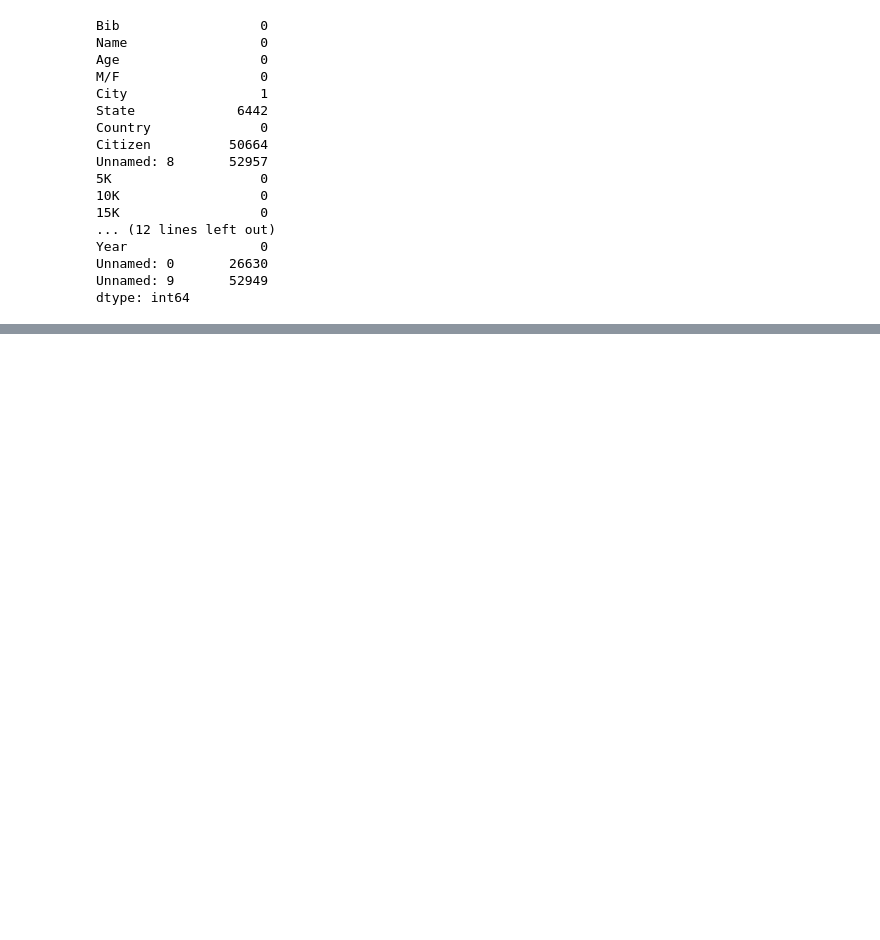
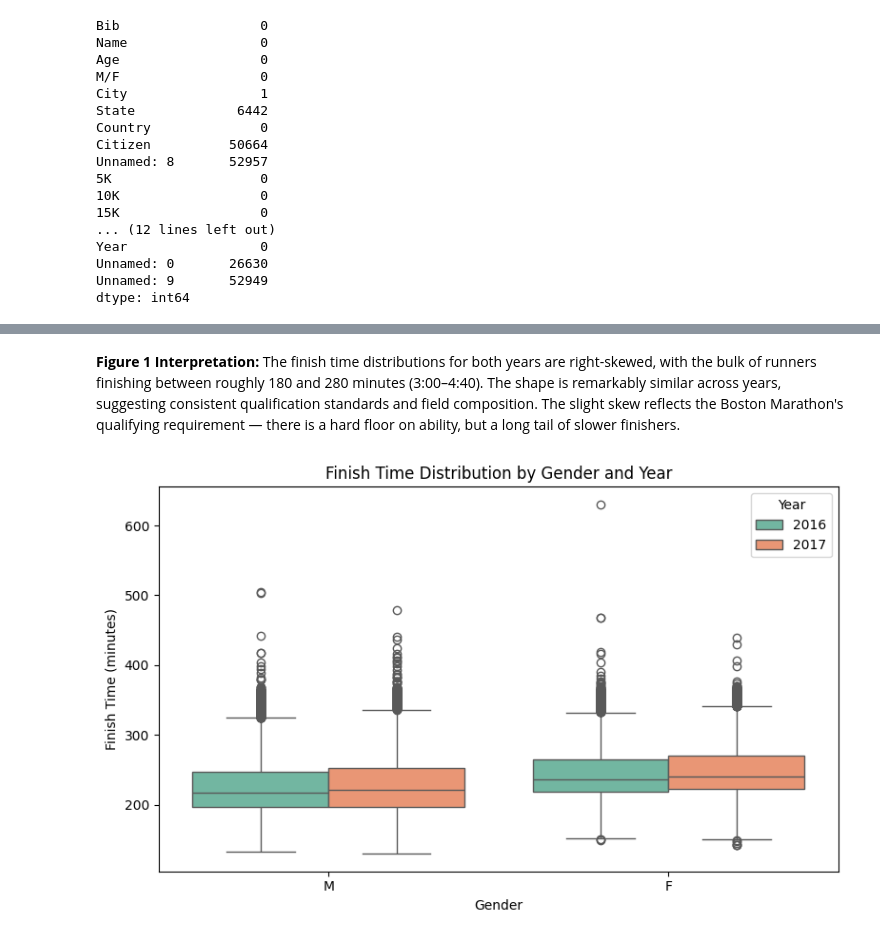
Before and after one commit to rojour/ai-programming-foundations-project, a Jupyter notebook: data_workflow.ipynb, the cells around one changed output, grey strips where cells are left out. Saved outputs shown, nothing was run; the diff lists cells and outputs as text; code cells hidden in the pictures; blank space fills up the shorter version.

```diff
--- a/data_workflow.ipynb
+++ b/data_workflow.ipynb
@@ -74,0 +207,14 @@ dtype: int64
+# %% [markdown]
+**Figure 1 Interpretation:** The finish time distributions for both years are right-skewed, with the bulk of runners finishing between roughly 180 and 280 minutes (3:00–4:40). The shape is remarkably similar across years, suggesting consistent qualification standards and field composition. The slight skew reflects the Boston Marathon's qualifying requirement — there is a hard floor on ability, but a long tail of slower finishers.
+# %%
+# Figure 2: Finish Times by Gender
+fig, ax = plt.subplots(figsize=(8, 5))
+sns.boxplot(data=df, x="M/F", y="Official Time", hue="Year",
+            palette="Set2", ax=ax)
+ax.set_title("Finish Time Distribution by Gender and Year")
+ax.set_xlabel("Gender")
+ax.set_ylabel("Finish Time (minutes)")
+plt.tight_layout()
+plt.show()
+# %% [output]
+[figure, added]
```
Also changed, not shown: parts of 14 cells of this notebook.
